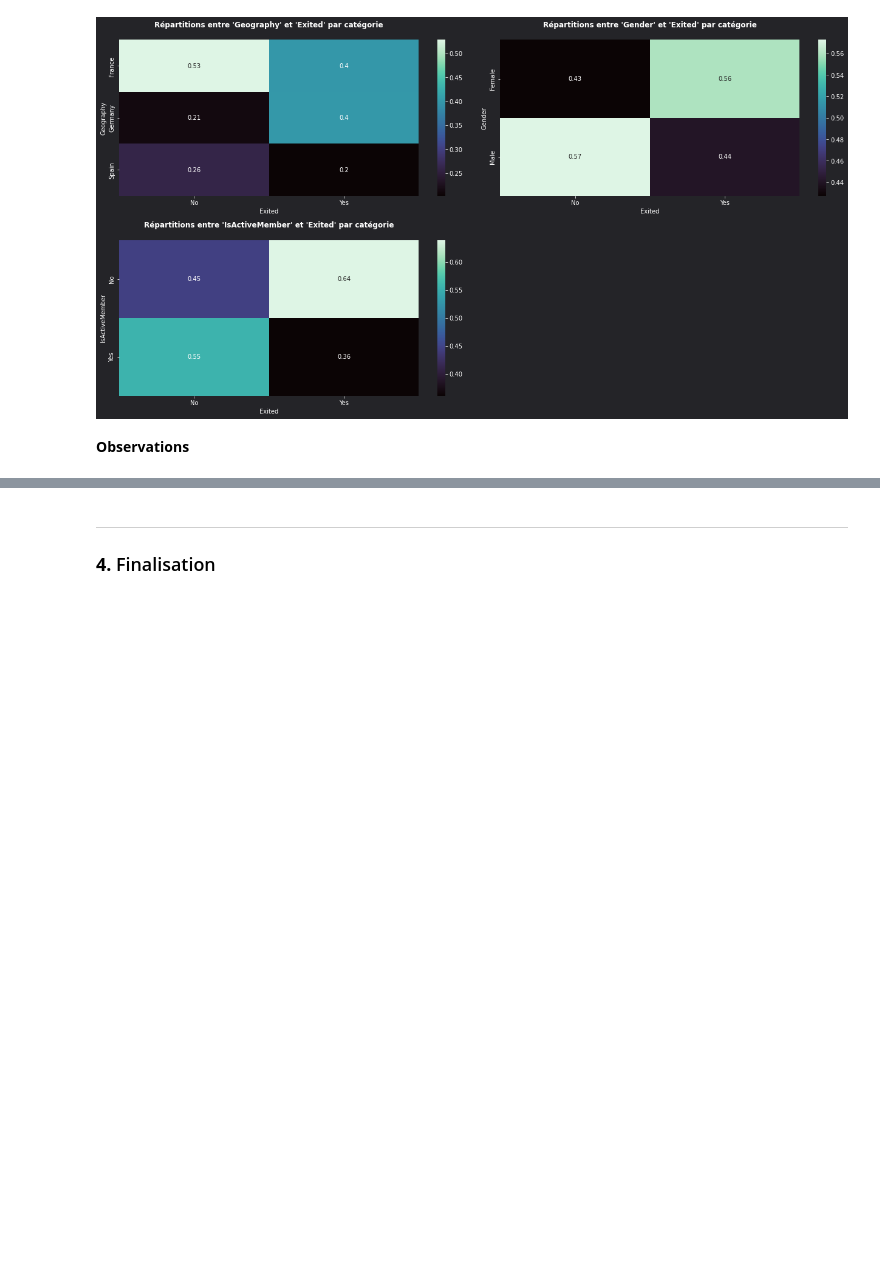
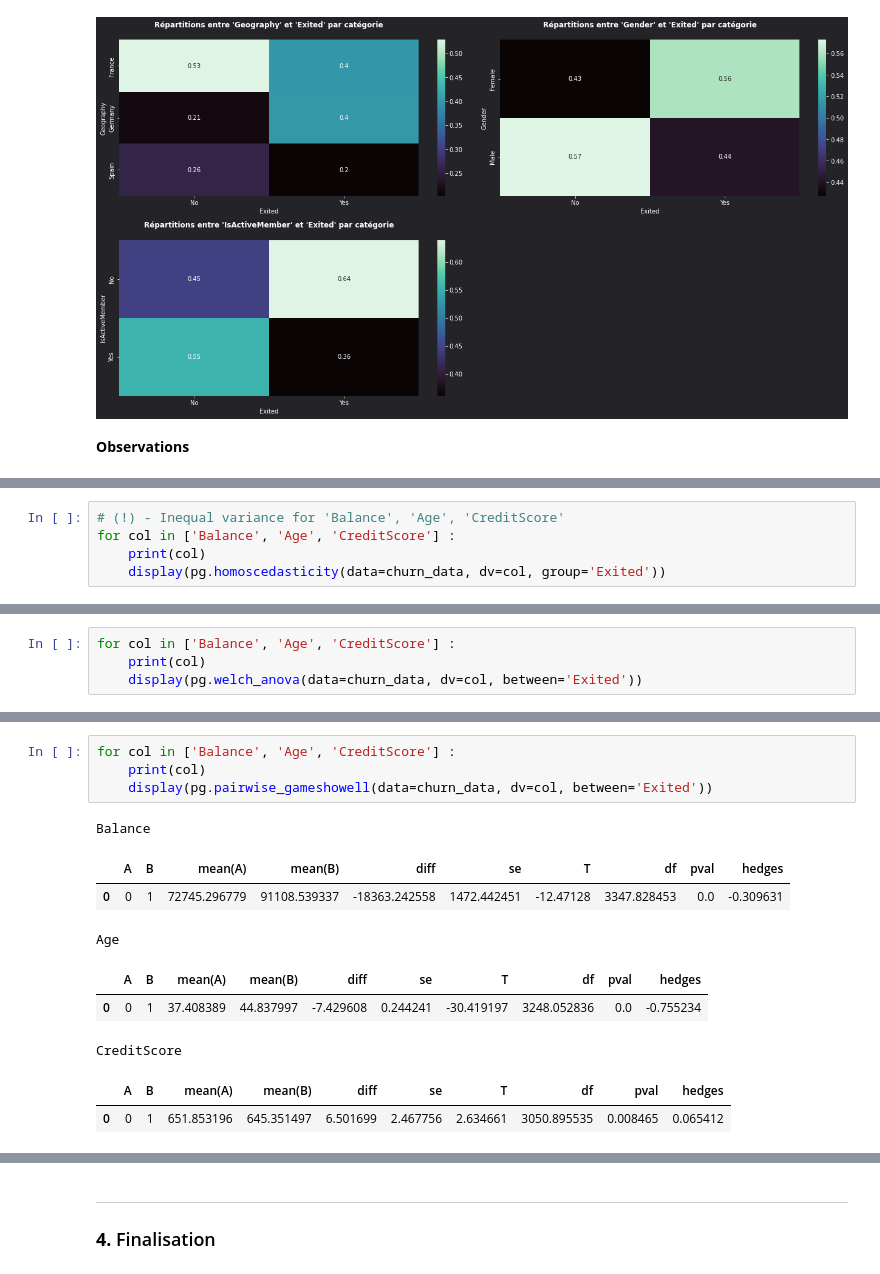
Before and after one commit to ElodieBayet/ai-developer, a Jupyter notebook: 06.projects/02.churn/eda_churn.ipynb, the cells around one changed output, grey strips where cells are left out. Saved outputs shown, nothing was run; the diff lists cells and outputs as text; blank space fills up the shorter version.

```diff
--- a/06.projects/02.churn/eda_churn.ipynb
+++ b/06.projects/02.churn/eda_churn.ipynb
@@ -758,0 +798,5 @@ plt.show()
+# %%
+# (!) - Inequal variance for 'Balance', 'Age', 'CreditScore'
+for col in ['Balance', 'Age', 'CreditScore'] :
+    print(col)
+    display(pg.homoscedasticity(data=churn_data, dv=col, group='Exited'))
@@ -758,0 +813,4 @@ plt.show()
+# %%
+for col in ['Balance', 'Age', 'CreditScore'] :
+    print(col)
+    display(pg.welch_anova(data=churn_data, dv=col, between='Exited'))
@@ -758,0 +827,14 @@ plt.show()
+# %%
+for col in ['Balance', 'Age', 'CreditScore'] :
+    print(col)
+    display(pg.pairwise_gameshowell(data=churn_data, dv=col, between='Exited'))
+# %% [output]
+Balance
+|  | A | B | mean(A) | mean(B) | diff | se | T | df | pval | hedges |
+| 0 | 0 | 1 | 72745.296779 | 91108.539337 | -18363.242558 | 1472.442451 | -12.47128 | 3347.828453 | 0.0 | -0.309631 |
+Age
+|  | A | B | mean(A) | mean(B) | diff | se | T | df | pval | hedges |
+| 0 | 0 | 1 | 37.408389 | 44.837997 | -7.429608 | 0.244241 | -30.419197 | 3248.052836 | 0.0 | -0.755234 |
+CreditScore
+|  | A | B | mean(A) | mean(B) | diff | se | T | df | pval | hedges |
+| 0 | 0 | 1 | 651.853196 | 645.351497 | 6.501699 | 2.467756 | 2.634661 | 3050.895535 | 0.008465 | 0.065412 |
```
Also changed, not shown: parts of 40 cells of this notebook, 2 other files.
